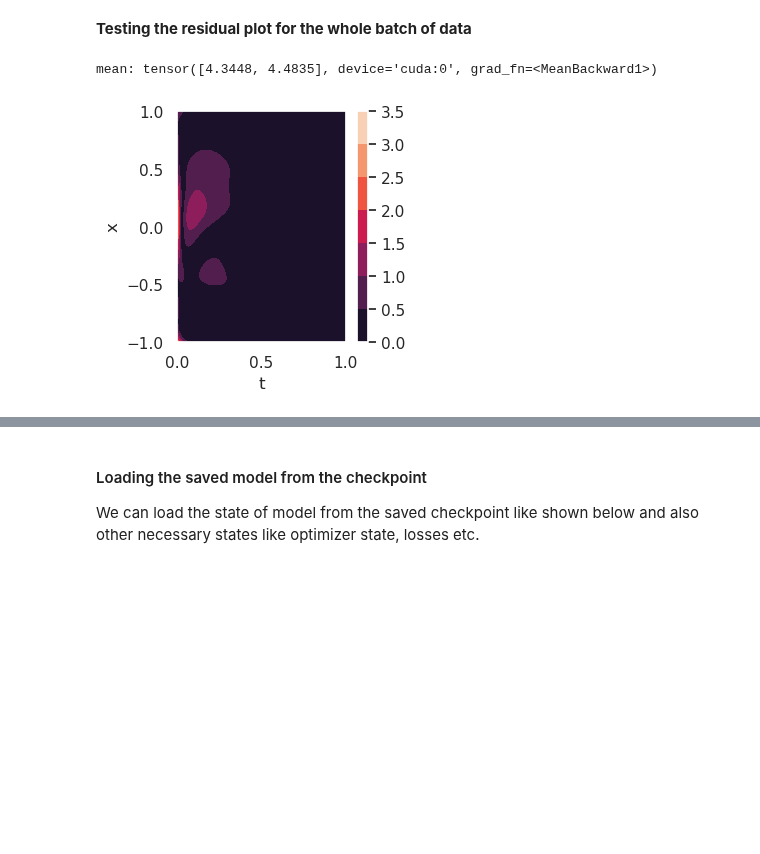
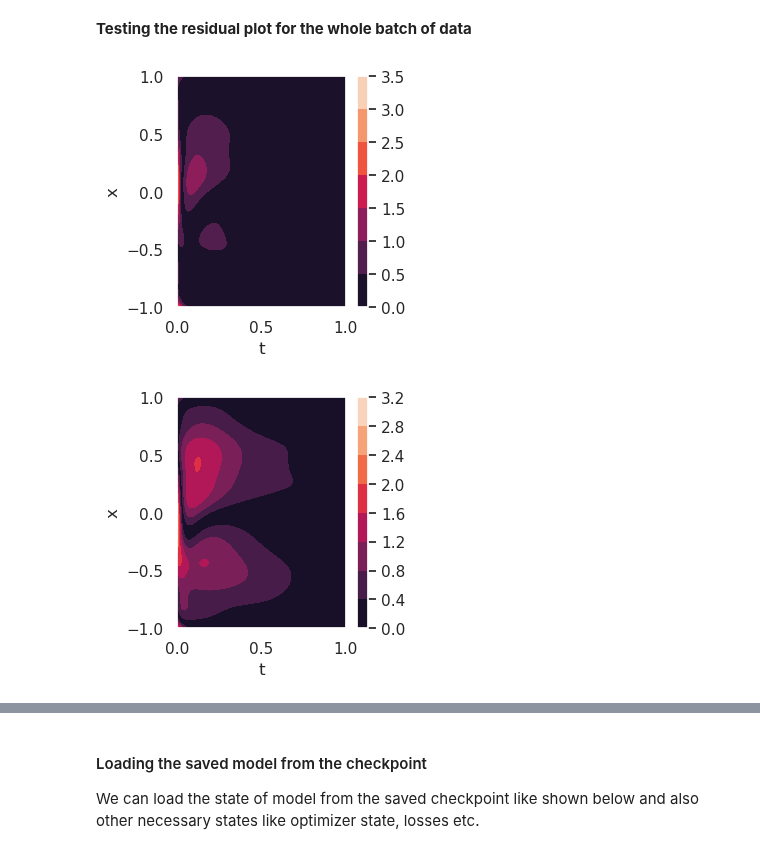
Before and after one commit to csml-beach/deep-bayesian-operator-nets, a Jupyter notebook: notebooks/bayes_pinn_PDE_posterior_samples.ipynb, the cells around one changed output, grey strips where cells are left out. Saved outputs shown, nothing was run; the diff lists cells and outputs as text; code cells hidden in the pictures; blank space fills up the shorter version.

```diff
--- a/notebooks/bayes_pinn_PDE_posterior_samples.ipynb
+++ b/notebooks/bayes_pinn_PDE_posterior_samples.ipynb
@@ -601,11 +586,15 @@ def calculate_residual(net, t, x, typ):
 
   mean = torch.mean(net.predicted_params, dim=0)
   mode = torch.tensor(np.apply_along_axis(lambda x: np.bincount(x.astype(int)).argmax(), axis=0, arr=net.predicted_params.detach().cpu().numpy()))
+  mode2 = torch.tensor(np.apply_along_axis(lambda x: sorted([(c, i) for i, c in enumerate(np.bincount(x.astype(int)))], reverse=True)[1][1], axis=0, arr=net.predicted_params.detach().cpu().numpy()))
+
 
   if typ == "mean":
     val = mean
   elif typ == "mode":
     val = mode
+  elif typ == "mode2":
+    val = mode2
 
   # Update the tensor with the mean value for each column
   for i in range(net.predicted_params.shape[1]):
@@ -614,7 +603,30 @@ def calculate_residual(net, t, x, typ):
   residual =  dy_dt - torch.multiply(net.predicted_params[:,[0]], d2y_dx2) \
       + torch.exp(- net.predicted_params[:,[1]] * t) * (torch.sin(torch.tensor(np.pi) * x) - torch.tensor(np.pi) ** 2 * torch.sin(torch.tensor(np.pi) * x))
 
-  return residual[0]
+  return residual
+# %%
+def plot_posterior_residuals(net, device, num_samples=100, noise=0.0, typ="mean"):
+    t_test, x_test = create_posterior_test_data(net, num_samples)
+
+    t_test.requires_grad_(True)
+    x_test.requires_grad_(True)
+
+    residuals = calculate_residual(net, t_test, x_test, typ)
+
+    fig  = plt.figure(figsize=(6, 3))
+    ax1  = plt.subplot(121)
+    size = int(np.sqrt(x_test.size(0)))
+
+    abs_residuals = torch.abs(residuals)
+    residuals_grid = abs_residuals.view(size, size).cpu().detach().numpy()
+
+    cax = ax1.contourf(t_test.view(size, size).cpu().detach().numpy(),
+                       x_test.view(size, size).cpu().detach().numpy(),
+                       residuals_grid)
+
+    plt.colorbar(cax)
+    plt.xlabel('t'); plt.ylabel('x')
+    plt.show()
 # %%
 t_test, x_test = create_posterior_test_data(net)
 # %%
@@ -709,5 +649,10 @@ def plot_residuals(net, device, num_samples=100, noise=0.0):
 # %%
-plot_residuals(net, device=net.device, num_samples=100, noise=0.0)
+typ = "mean"
+plot_posterior_residuals(net, device=net.device, num_samples=100, noise=0.0, typ=typ)
 # %% [output]
-mean: tensor([4.3448, 4.4835], device='cuda:0', grad_fn=<MeanBackward1>)
 [figure]
+# %%
+typ = "mode"
+plot_posterior_residuals(net, device=net.device, num_samples=100, noise=0.0, typ=typ)
+# %% [output]
+[figure, added]
```
Also changed, not shown: parts of 11 cells of this notebook.
